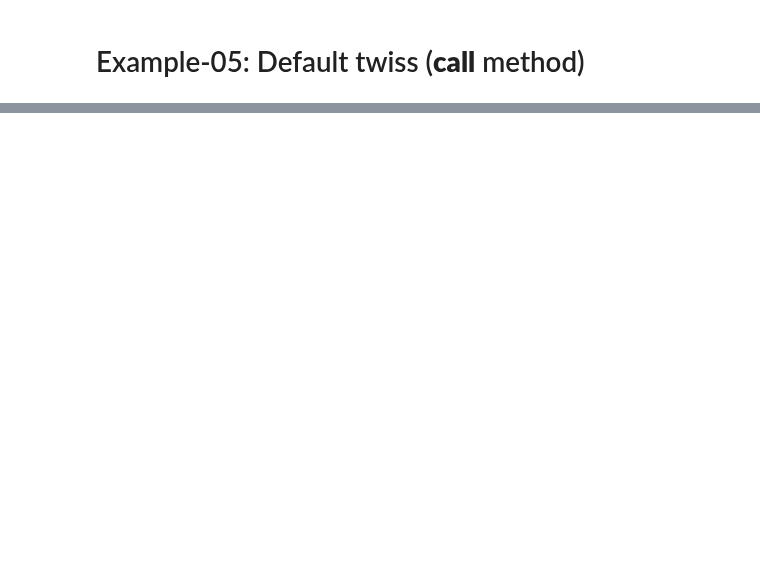
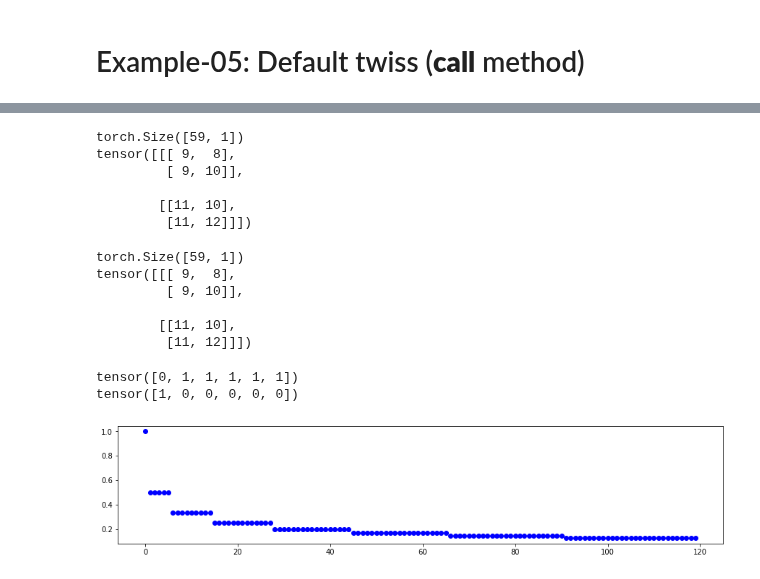
Before and after one commit to i-a-morozov/harmonica, a Jupyter notebook: notebook/nb_twiss.ipynb, the cells around one changed output, grey strips where cells are left out. Cells and saved outputs as stored; diff of their text form; code cells hidden in the pictures; blank space fills up the shorter version.

```diff
--- a/notebook/nb_twiss.ipynb
+++ b/notebook/nb_twiss.ipynb
@@ -1556,0 +1589,5 @@ sigma_fy    : 4.77647552e-05
+# %%
+# Set noise
+
+noise_x = 1.0E-6*(25.0 + 25.0*torch.rand(x.size, dtype=dtype, device=device))
+noise_y = 1.0E-6*(25.0 + 25.0*torch.rand(y.size, dtype=dtype, device=device))
@@ -1556,0 +1685,75 @@ sigma_fy    : 4.77647552e-05
+# %%
+# Set twiss with external flags
+# External flags can be used to mark monitors with anomalies
+# If flag is passed, mask for all combinations is generated with zero weight for combinations having marked locations as other
+# This mask can be used for twiss processing
+
+flag = torch.clone(model.flag)
+flag[10] = 0
+
+twiss = Twiss(model, table, limit=1, use_model=True, flag=flag)
+print(twiss.mask.shape)
+
+# Print removed combinations
+
+print((twiss.combo.flatten(1)[twiss.mask.flatten().logical_not()]).reshape(-1, 2, 2))
+# %% [output]
+torch.Size([59, 1])
+tensor([[[ 9,  8],
+         [ 9, 10]],
+
+        [[11, 10],
+         [11, 12]]])
+# %%
+# This mask can be generated with mask_location method
+
+mask = twiss.mask_location([10])
+print(mask.shape)
+
+# Print removed combinations
+
+print((twiss.combo.flatten(1)[mask.flatten().logical_not()]).reshape(-1, 2, 2))
+# %% [output]
+torch.Size([59, 1])
+tensor([[[ 9,  8],
+         [ 9, 10]],
+
+        [[11, 10],
+         [11, 12]]])
+# %%
+# Mask based on limit range
+
+# Set twiss
+
+twiss = Twiss(model, table, limit=2, use_model=True)
+
+# Generate mask with zeros for limit one
+
+mask, *_ = twiss.mask_range((1, 2))
+print(mask)
+
+# Generate mask with zeros for limit two
+
+mask, *_ = twiss.mask_range((1, 1))
+print(mask)
+# %% [output]
+tensor([0, 1, 1, 1, 1, 1])
+tensor([1, 0, 0, 0, 0, 0])
+# %%
+# Mask based on distance
+
+# Set twiss
+
+twiss = Twiss(model, table, limit=8, use_model=True)
+
+# Generate mask
+
+mask, *_ = twiss.mask_distance(lambda x: 1/x)
+
+# Plot weights
+
+plt.figure(figsize=(15, 3))
+plt.scatter(range(len(mask)), mask.cpu().numpy(), color='blue')
+plt.show()
+# %% [output]
+[figure, added]
```
Also changed, not shown: parts of 75 cells of this notebook, 1 other file.
